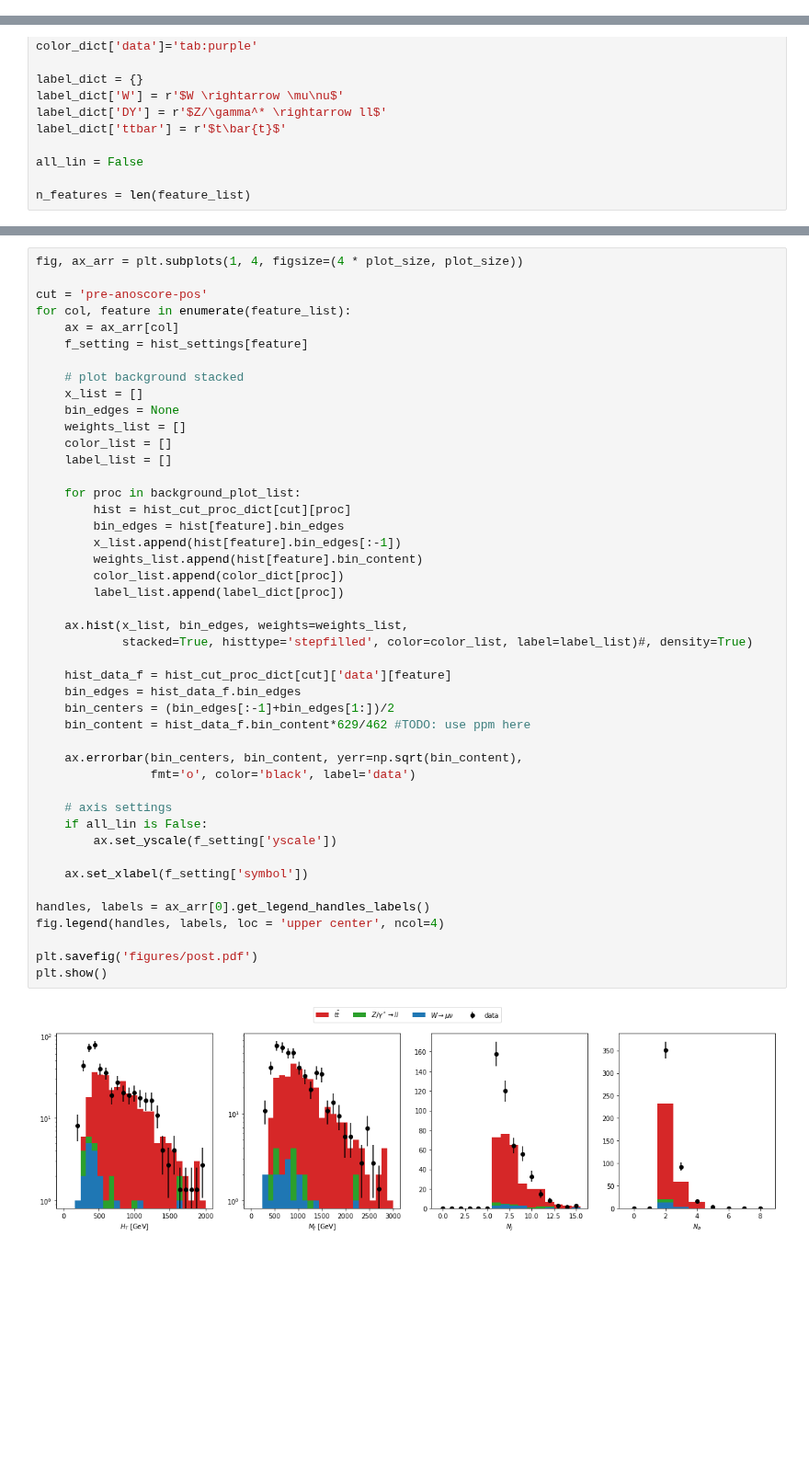
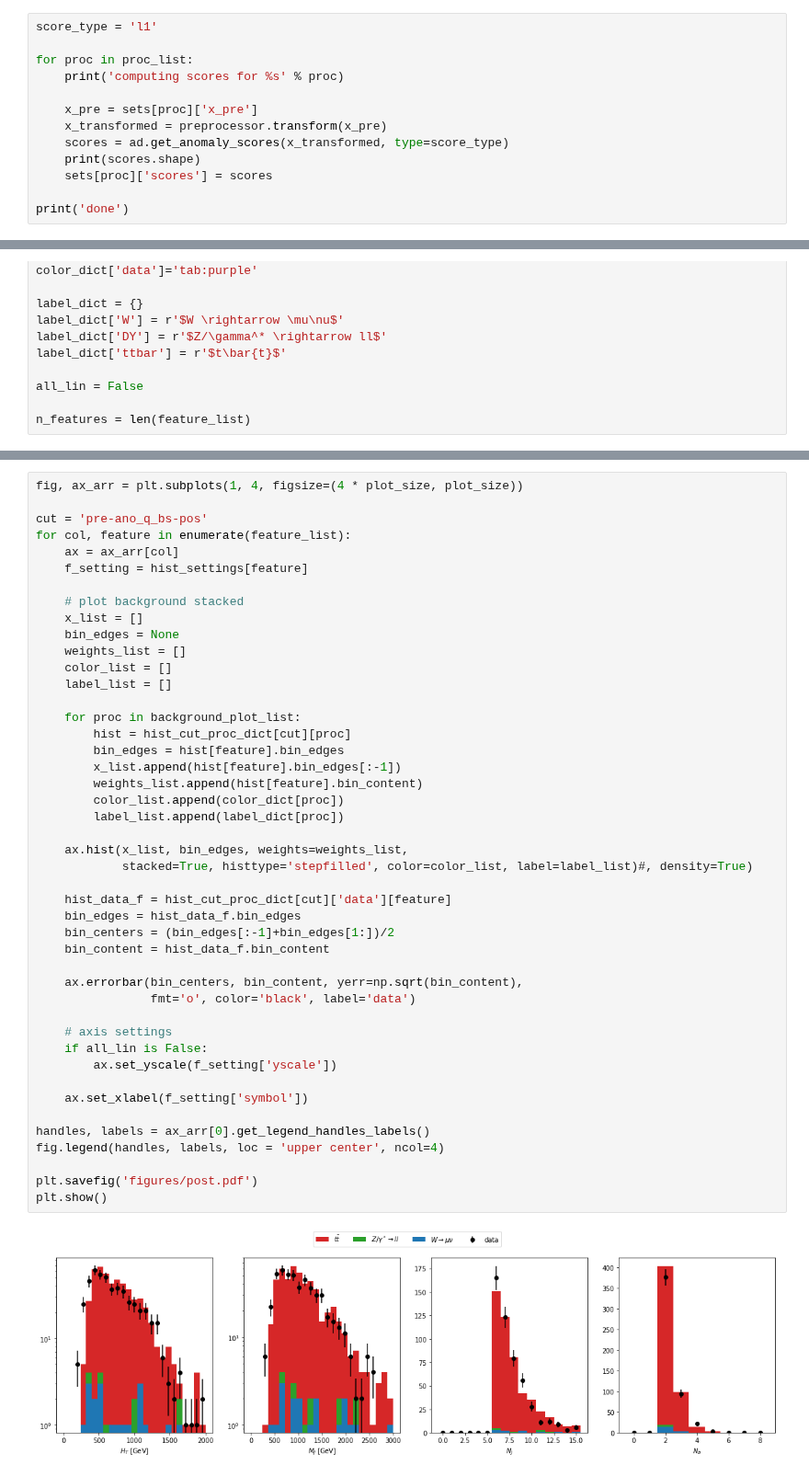
Before and after one commit to oliverkn/alad-for-lhc, a Jupyter notebook: top_rediscovery/plots_new.ipynb, the cells around one changed output, grey strips where cells are left out. Shown at 92% size. Saved outputs shown, nothing was run; the diff lists cells and outputs as text; blank space fills up the shorter version.

Commit message:
commit before cleaning up plots_new

```diff
--- a/top_rediscovery/plots_new.ipynb
+++ b/top_rediscovery/plots_new.ipynb
@@ -252,3 +252,16 @@ def build_anomaly_q_select(q_target):
         anomaly_idx = scores > thres
         return x[anomaly_idx]
     return anomaly_q_select
+# %%
+score_type = 'l1'
+
+for proc in proc_list:
+    print('computing scores for %s' % proc)
+
+    x_pre = sets[proc]['x_pre']
+    x_transformed = preprocessor.transform(x_pre)
+    scores = ad.get_anomaly_scores(x_transformed, type=score_type)
+    print(scores.shape)
+    sets[proc]['scores'] = scores
+
+print('done')
@@ -792,7 +832,7 @@ plt.show()
 # %%
 fig, ax_arr = plt.subplots(1, 4, figsize=(4 * plot_size, plot_size))
 
-cut = 'pre-anoscore-pos'
+cut = 'pre-ano_q_bs-pos'
 for col, feature in enumerate(feature_list):
     ax = ax_arr[col]
     f_setting = hist_settings[feature]
@@ -807,32 +847,32 @@ for col, feature in enumerate(feature_list):
     for proc in background_plot_list:
         hist = hist_cut_proc_dict[cut][proc]
         bin_edges = hist[feature].bin_edges
         x_list.append(hist[feature].bin_edges[:-1])
         weights_list.append(hist[feature].bin_content)
         color_list.append(color_dict[proc])
         label_list.append(label_dict[proc])
 
     ax.hist(x_list, bin_edges, weights=weights_list,
             stacked=True, histtype='stepfilled', color=color_list, label=label_list)#, density=True)
 
     hist_data_f = hist_cut_proc_dict[cut]['data'][feature]
     bin_edges = hist_data_f.bin_edges
     bin_centers = (bin_edges[:-1]+bin_edges[1:])/2
-    bin_content = hist_data_f.bin_content*629/462 #TODO: use ppm here
+    bin_content = hist_data_f.bin_content
 
     ax.errorbar(bin_centers, bin_content, yerr=np.sqrt(bin_content),
                 fmt='o', color='black', label='data')
 
     # axis settings
     if all_lin is False:
         ax.set_yscale(f_setting['yscale'])
 
     ax.set_xlabel(f_setting['symbol'])
 
 handles, labels = ax_arr[0].get_legend_handles_labels()
 fig.legend(handles, labels, loc = 'upper center', ncol=4)
 
 plt.savefig('figures/post.pdf')
 plt.show()
 # %% [output]
-[figure, old version]
+[figure, new version]
```
Also changed, not shown: parts of 8 cells of this notebook, 4 other files.
